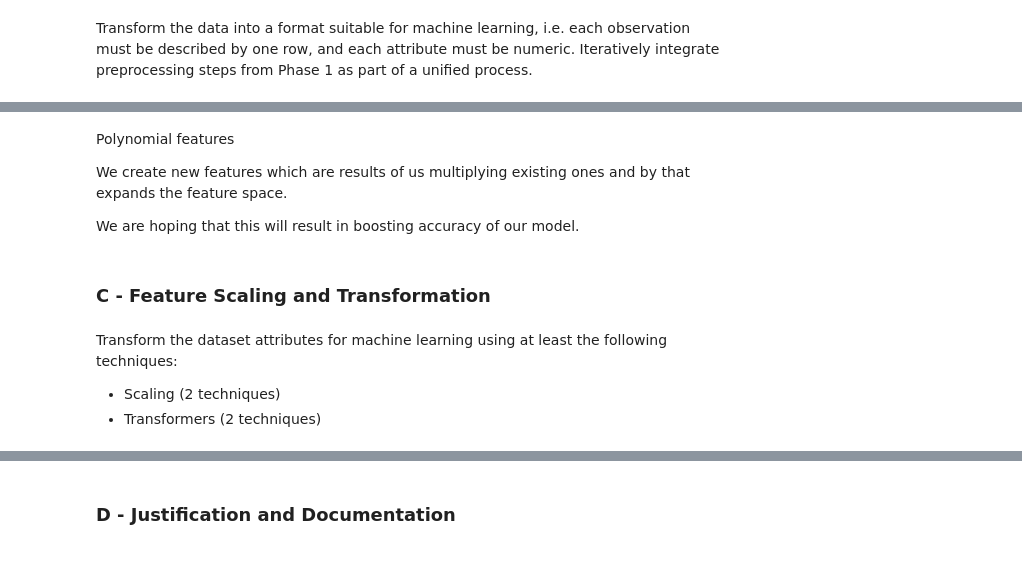
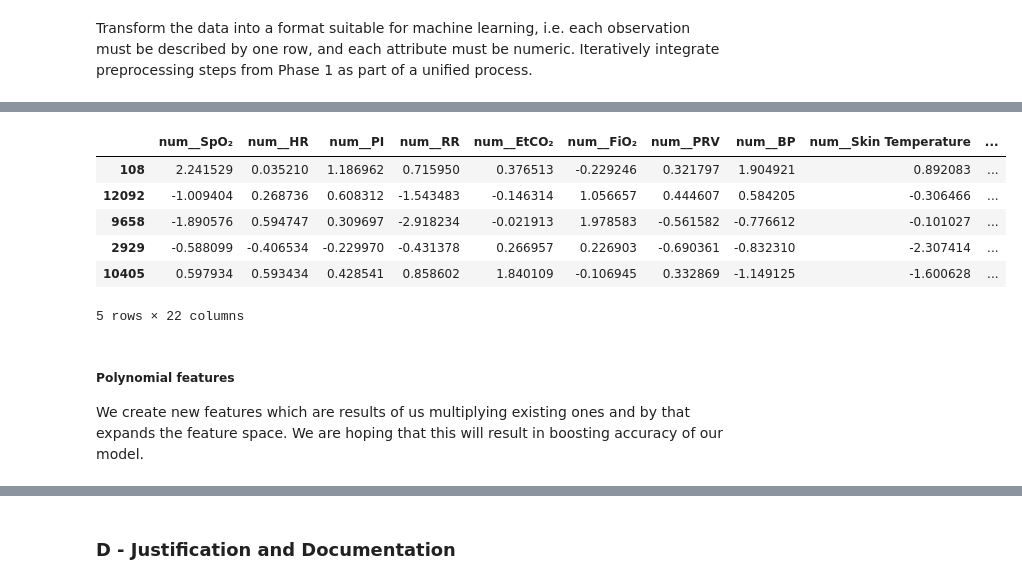
Before and after one commit to kurcinamarian/IAU, a Jupyter notebook: phase_2.ipynb, the cells around one changed output, grey strips where cells are left out. Drawn from its saved outputs; the diff is of its cells as text; code cells hidden in the pictures.

```diff
--- a/phase_2.ipynb
+++ b/phase_2.ipynb
@@ -577,14 +527,60 @@ Makes given data from skewed and non-normal into more Gaussian like shape.
 There is a big chance of model behaving better when the inputs we feed him are closer to normal
+# %%
+def get_numeric_columns(df):
+    return df.select_dtypes(include=['int', 'float']).columns.tolist()
+
+numeric_pipeline = Pipeline([
+    ("power", PowerTransformer(method="yeo-johnson")),
+    #("poly", PolynomialFeatures(degree=2, include_bias=False)),
+    ("scaler", StandardScaler()),
+    #("scaler", MinMaxScaler(feature_range=(-1, 1)))
+])
+
+cat_pipeline = Pipeline([
+    ('imputer', SimpleImputer(strategy='most_frequent')),
+    ('encoder', OneHotEncoder(sparse_output=False, handle_unknown='ignore'))
+])
+
+observation_pipeline = Pipeline([
+    ("schema", EnforceSchema(schema=observation_schema)),
+    ("ranges", EnforceValueRanges(ranges=valid_ranges)),
+    ("drop_geo", DropColumns(columns=['latitude', 'longitude'])),
+    ("drop_na", DropNA(how='any')),
+    ("remove_duplicates", RemoveDuplicates()),
+    ("encode", ColumnTransformer([
+        ('cat', cat_pipeline, []),
+        ('num', numeric_pipeline, get_numeric_columns)
+    ], remainder='passthrough').set_output(transform="pandas")),
+])
+
+station_pipeline = Pipeline([
+    ("schema", EnforceSchema(schema=station_schema)),
+    ("drop_station_and_date", DropColumns(columns=['station', 'revision'])),
+    ("parse_location", ParseLocation(column='location')),
+    ("drop_na", DropNA(how='any')),
+    ("remove_duplicates", RemoveDuplicates()),
+    ("encode", ColumnTransformer([
+        ('cat', cat_pipeline, ['continent', 'city', 'code']),
+        ('num', numeric_pipeline, get_numeric_columns)
+    ], remainder='passthrough').set_output(transform="pandas")),
+])
+
+
+
+transformed_observation = observation_pipeline.fit_transform(X_train,y_train)
+transformed_station = station_pipeline.fit_transform(pd.read_csv("dataset/station.csv", sep='\t'))
+
+transformed_observation.head()
+# %% [output]
+|  | num__SpO₂ | num__HR | num__PI | num__RR | num__EtCO₂ | num__FiO₂ | num__PRV | num__BP | num__Skin Temperature | ... |
+| 108 | 2.241529 | 0.035210 | 1.186962 | 0.715950 | 0.376513 | -0.229246 | 0.321797 | 1.904921 | 0.892083 | ... |
+| 12092 | -1.009404 | 0.268736 | 0.608312 | -1.543483 | -0.146314 | 1.056657 | 0.444607 | 0.584205 | -0.306466 | ... |
+| 9658 | -1.890576 | 0.594747 | 0.309697 | -2.918234 | -0.021913 | 1.978583 | -0.561582 | -0.776612 | -0.101027 | ... |
+| 2929 | -0.588099 | -0.406534 | -0.229970 | -0.431378 | 0.266957 | 0.226903 | -0.690361 | -0.832310 | -2.307414 | ... |
+| 10405 | 0.597934 | 0.593434 | 0.428541 | 0.858602 | 1.840109 | -0.106945 | 0.332869 | -1.149125 | -1.600628 | ... |
+5 rows × 22 columns
 # %% [markdown]
-Polynomial features
+##### Polynomial features
 
 We create new features which are results of us multiplying existing ones and by that expands the feature space.
-
 We are hoping that this will result in boosting accuracy of our model.
-# %% [markdown]
-### C - Feature Scaling and Transformation
-# %% [markdown]
-Transform the dataset attributes for machine learning using at least the following techniques:
-
-- Scaling (2 techniques)
-- Transformers (2 techniques)
```
Also changed, not shown: parts of 38 cells of this notebook, 1 other file.
